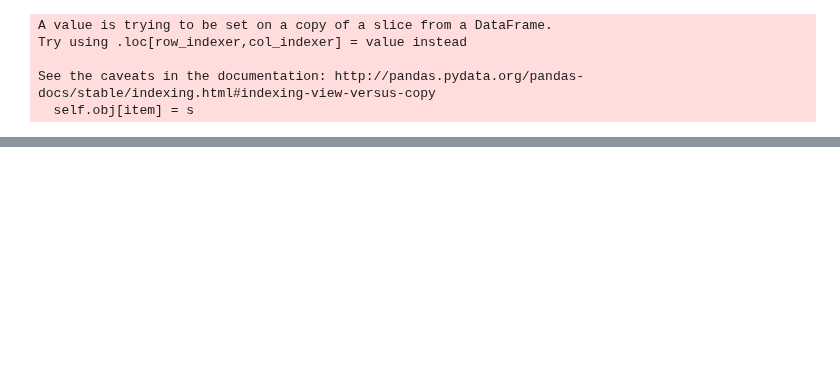
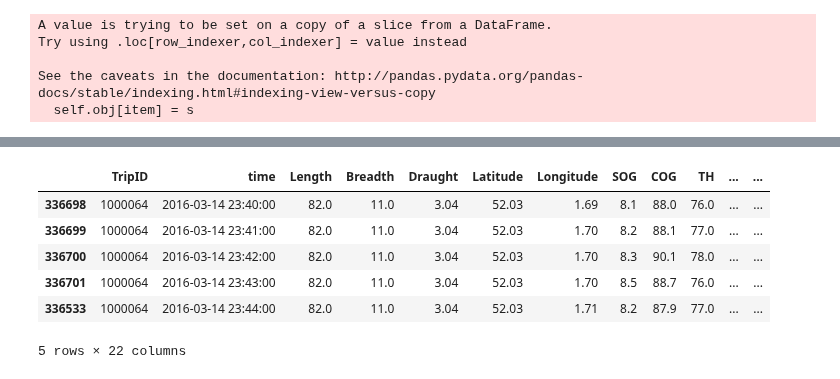
Before and after one commit to jank324/ais-predictor, a Jupyter notebook: data/filter FEL-ROT data.ipynb, the cells around one changed output, grey strips where cells are left out. Drawn from its saved outputs; the diff is of its cells as text; code cells hidden in the pictures; blank space fills up the shorter version.

```diff
--- a/data/filter FEL-ROT data.ipynb
+++ b/data/filter FEL-ROT data.ipynb
@@ -358,0 +145,8 @@ pd.DataFrame(rfo_rand.cv_results_)
+# %%
+ais_tfeats = ais_shortmaj
+ais_tfeats.is_copy = False
+
+ais_tfeats['hour_of_day'] = ais_tfeats['time'].dt.hour
+ais_tfeats['weekday'] = ais_tfeats['time'].dt.dayofweek
+ais_tfeats['day_of_month'] = ais_tfeats['time'].dt.day
+ais_tfeats['month'] = ais_tfeats['time'].dt.month
@@ -358,0 +159,13 @@ pd.DataFrame(rfo_rand.cv_results_)
+# %%
+# Assign sector IDs according to Longitude ranges (3 sectors for FEL-ROT route)
+def assign_sectors(ais_before):
+    ais_after = ais_before.copy()
+
+    ais_after.loc[(ais_after['Longitude'] <= 2.2) , 'sector'] = '0'
+    ais_after.loc[(ais_after['Longitude'] <= 3.2) & (ais_after['Longitude'] > 2.2), 'sector'] = '1'
+    ais_after.loc[(ais_after['Longitude'] <= 3.94) & (ais_after['Longitude'] > 3.2), 'sector'] = '2'
+    ais_after.loc[ais_after['Longitude'] > 3.94, 'sector'] = np.nan
+
+    return ais_after
+
+ais_sectors = assign_sectors(ais_tfeats)
@@ -358,0 +229,4 @@ pd.DataFrame(rfo_rand.cv_results_)
+# %%
+ais_secleav_ts = ais_secleav.copy()
+ais_secleav_ts['time_to_sector_leave'] = ais_secleav_ts['sector_leave_time'] - ais_secleav_ts['time']
+ais_secleav_ts['mins_to_sector_leave'] = ais_secleav_ts['time_to_sector_leave'].transform(lambda x: x.total_seconds() / 60)
@@ -358,0 +245,17 @@ pd.DataFrame(rfo_rand.cv_results_)
+# %%
+learners = ['TripID', 'time', 'Length', 'Breadth', 'Draught', 'Latitude', 'Longitude',
+            'SOG', 'COG', 'TH', 'TravelTimeMins', 'remainingMins', 'hour_of_day',
+            'weekday', 'day_of_month', 'month', 'sector', 'mins_to_sector_leave', 'sector_leave_lat',
+            'sector_leave_lon', 'sector_leave_sog', 'sector_leave_cog']
+# %%
+ais_learners = ais_secleav_ts[learners]
+ais_learners = ais_learners.dropna()
+ais_learners.head()
+# %% [output]
+|  | TripID | time | Length | Breadth | Draught | Latitude | Longitude | SOG | COG | TH | ... | ... |
+| 336698 | 1000064 | 2016-03-14 23:40:00 | 82.0 | 11.0 | 3.04 | 52.03 | 1.69 | 8.1 | 88.0 | 76.0 | ... | ... |
+| 336699 | 1000064 | 2016-03-14 23:41:00 | 82.0 | 11.0 | 3.04 | 52.03 | 1.70 | 8.2 | 88.1 | 77.0 | ... | ... |
+| 336700 | 1000064 | 2016-03-14 23:42:00 | 82.0 | 11.0 | 3.04 | 52.03 | 1.70 | 8.3 | 90.1 | 78.0 | ... | ... |
+| 336701 | 1000064 | 2016-03-14 23:43:00 | 82.0 | 11.0 | 3.04 | 52.03 | 1.70 | 8.5 | 88.7 | 76.0 | ... | ... |
+| 336533 | 1000064 | 2016-03-14 23:44:00 | 82.0 | 11.0 | 3.04 | 52.03 | 1.71 | 8.2 | 87.9 | 77.0 | ... | ... |
+5 rows × 22 columns
```
Also changed, not shown: parts of 49 cells of this notebook.
